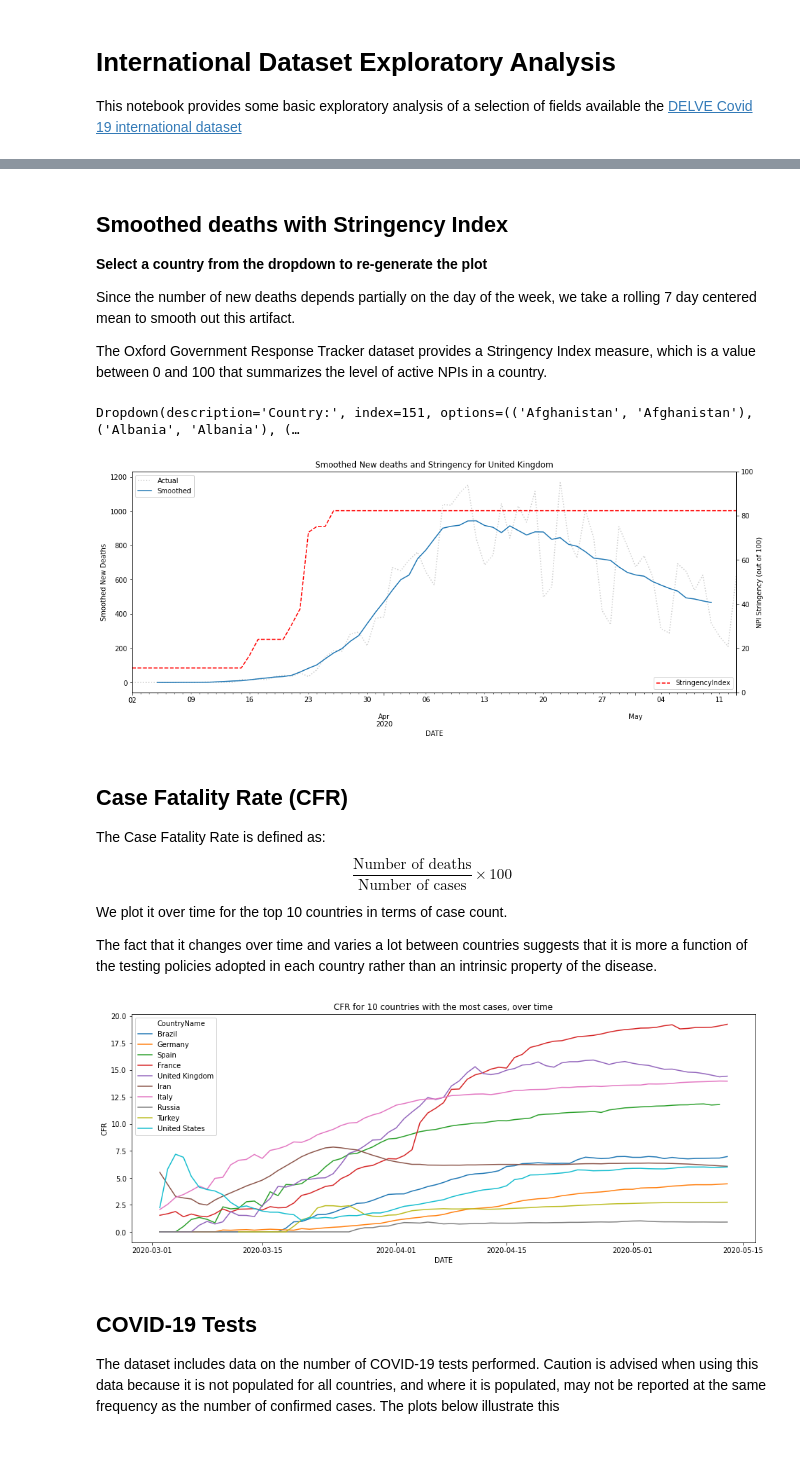
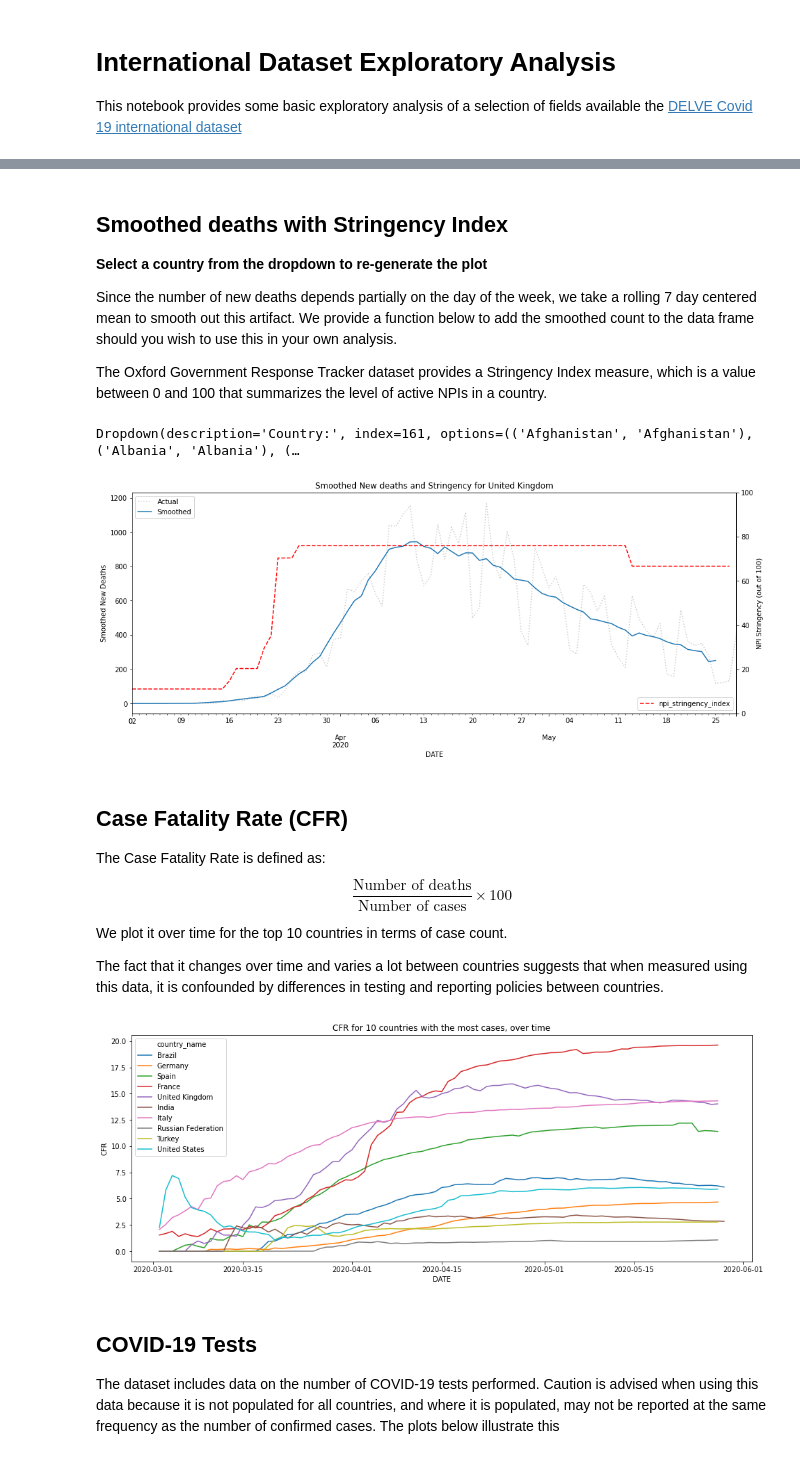
Before and after one commit to rs-delve/covid19_datasets, a Jupyter notebook: Data_Exploration.ipynb, the cells around one changed output, grey strips where cells are left out. Cells and saved outputs as stored; diff of their text form; code cells hidden in the pictures.

```diff
--- a/Data_Exploration.ipynb
+++ b/Data_Exploration.ipynb
@@ -124,15 +127,26 @@ plt.show()
 ## Smoothed deaths with Stringency Index
 **Select a country from the dropdown to re-generate the plot**
 
-Since the number of new deaths depends partially on the day of the week, we take a rolling 7 day centered mean to smooth out this artifact.
+Since the number of new deaths depends partially on the day of the week, we take a rolling 7 day centered mean to smooth out this artifact. We provide a function below to add the smoothed count to the data frame should you wish to use this in your own analysis.
 
 The Oxford Government Response Tracker dataset provides a Stringency Index measure, which is a value between 0 and 100 that summarizes the level of active NPIs in a country.
+# %%
+#@title Add smoothed new cases and deaths
+df = df.set_index(['ISO', 'DATE'])
+
+def smooth(series):
+  return series.rolling(window=7, center=True).mean()
+
+df.loc[:, 'deaths_new_smoothed'] = df.loc[:, 'deaths_new'].groupby(level=0).apply(smooth)
+df.loc[:, 'cases_new_smoothed'] = df.loc[:, 'cases_new'].groupby(level=0).apply(smooth)
+
+df = df.reset_index()
 # %%
 #@title Smoothed Deaths and Stringency plot
 
 def add_widget(country):
   country_widget = widgets.Dropdown(
-      options=sorted([(c, c) for c in df.CountryName.unique()]),
+      options=sorted([(c, c) for c in df.country_name.unique()]),
       value=country,
       description='Country:',
   )
@@ -146,12 +160,12 @@ def plot_country(country):
   fig, ax = plt.subplots(figsize=(16, 6))
   ax2 = ax.twinx()
   ax2.set_ylim(0, 100)
-  plot_df = df.query(f'CountryName == "{country}" and DATE > "{start_date}"').set_index('DATE')
-  plot_df.new_deaths.plot(color='k', ls=':', alpha=0.2, label='Actual', ax=ax)
+  plot_df = df.query(f'country_name == "{country}" and DATE > "{start_date}"').set_index('DATE')
+  plot_df.deaths_new.plot(color='k', ls=':', alpha=0.2, label='Actual', ax=ax)
   ax.set_title(f'Smoothed New deaths and Stringency for {country}')
 
-  plot_df.new_deaths.rolling(window=7, center=True).mean().plot(label='Smoothed', ax=ax)
-  plot_df.StringencyIndex.plot(legend='Stringency', ax=ax2, c='r', ls='--')
+  plot_df.deaths_new_smoothed.plot(label='Smoothed', ax=ax)
+  plot_df.npi_stringency_index.plot(legend='Stringency', ax=ax2, c='r', ls='--')
 
   ax.set_ylabel('Smoothed New Deaths')
   ax2.set_ylabel('NPI Stringency (out of 100)')
@@ -161,8 +175,8 @@ def plot_country(country):
 
 plot_country('United Kingdom')
 # %% [output]
-Dropdown(description='Country:', index=151, options=(('Afghanistan', 'Afghanistan'), ('Albania', 'Albania'), (…
+Dropdown(description='Country:', index=161, options=(('Afghanistan', 'Afghanistan'), ('Albania', 'Albania'), (…
-[figure, old version]
+[figure, new version]
 # %% [markdown]
 ## Case Fatality Rate (CFR)
 The Case Fatality Rate is defined as:
@@ -170,20 +184,20 @@ $$\frac{\text{Number of deaths}}{\text{Number of cases}} \times 100$$
 
 We plot it over time for the top 10 countries in terms of case count.
 
-The fact that it changes over time and varies a lot between countries suggests that it is more a function of the testing policies adopted in each country rather than an intrinsic property of the disease.
+The fact that it changes over time and varies a lot between countries suggests that when measured using this data, it is confounded by differences in testing and reporting policies between countries.
 # %%
 #@title CFR Plot
-countries = df.groupby('CountryName').total_cases.max().nlargest(10).index
-plot_df = df[df.CountryName.isin(countries)].copy()
-plot_df.loc[:, 'CFR'] = plot_df['total_deaths'] / plot_df['total_cases'] * 100
+countries = df.groupby('country_name').cases_total.max().nlargest(10).index
+plot_df = df[df.country_name.isin(countries)].copy()
+plot_df.loc[:, 'CFR'] = plot_df['deaths_total'] / plot_df['cases_total'] * 100
 plot_df = plot_df.query('DATE > "2020-03-01"')
 
 fig, ax = plt.subplots(figsize=(16, 6))
-sns.lineplot(data=plot_df, x='DATE', y='CFR', hue='CountryName')
+sns.lineplot(data=plot_df, x='DATE', y='CFR', hue='country_name')
 plt.title('CFR for 10 countries with the most cases, over time')
 plt.show()
 # %% [output]
-[figure, old version]
+[figure, new version]
 # %% [markdown]
 ## COVID-19 Tests
 The dataset includes data on the number of COVID-19 tests performed. Caution is advised when using this data because it is not populated for all countries, and where it is populated, may not be reported at the same frequency as the number of confirmed cases. The plots below illustrate this
```
Also changed, not shown: parts of 13 cells of this notebook.
